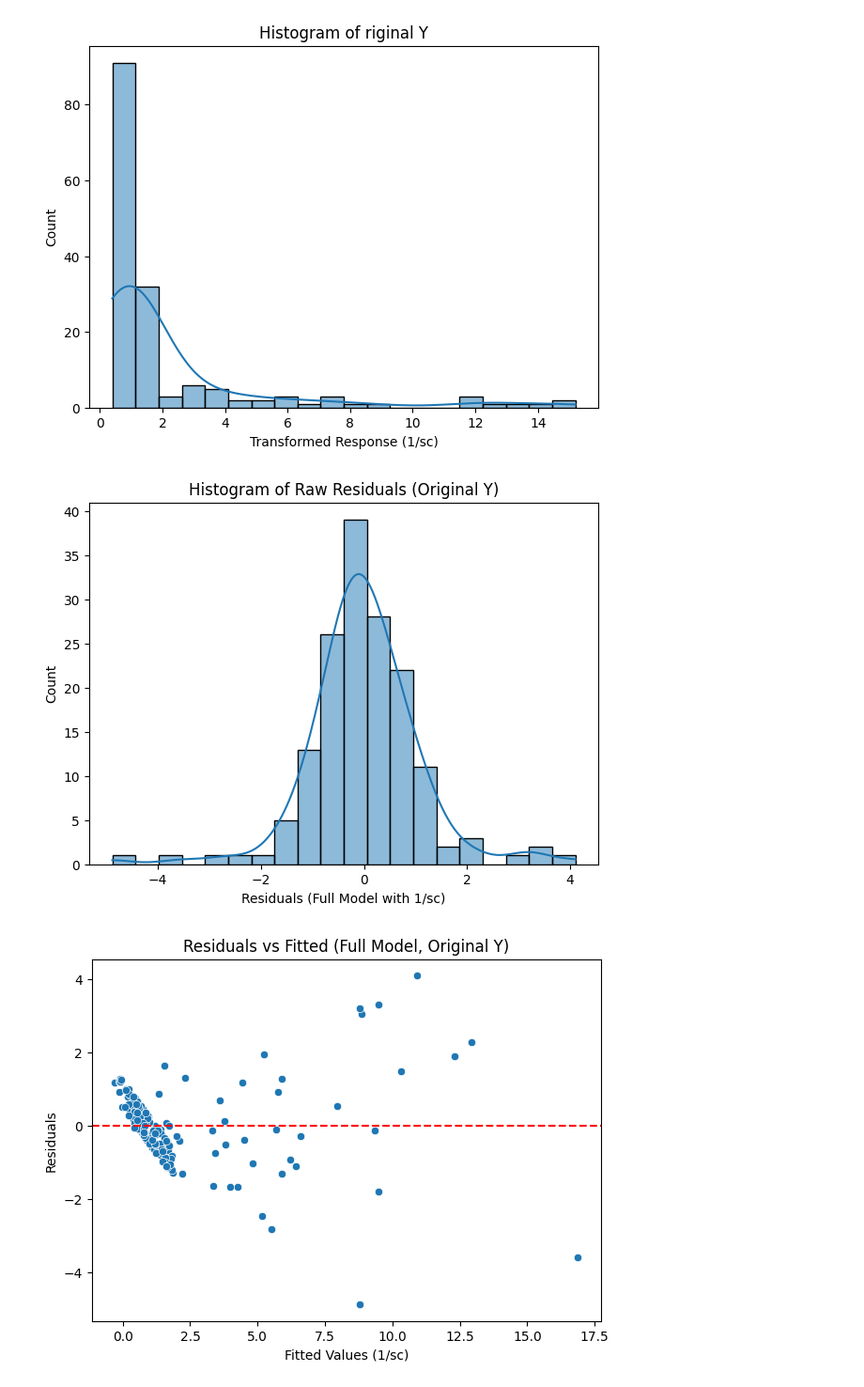
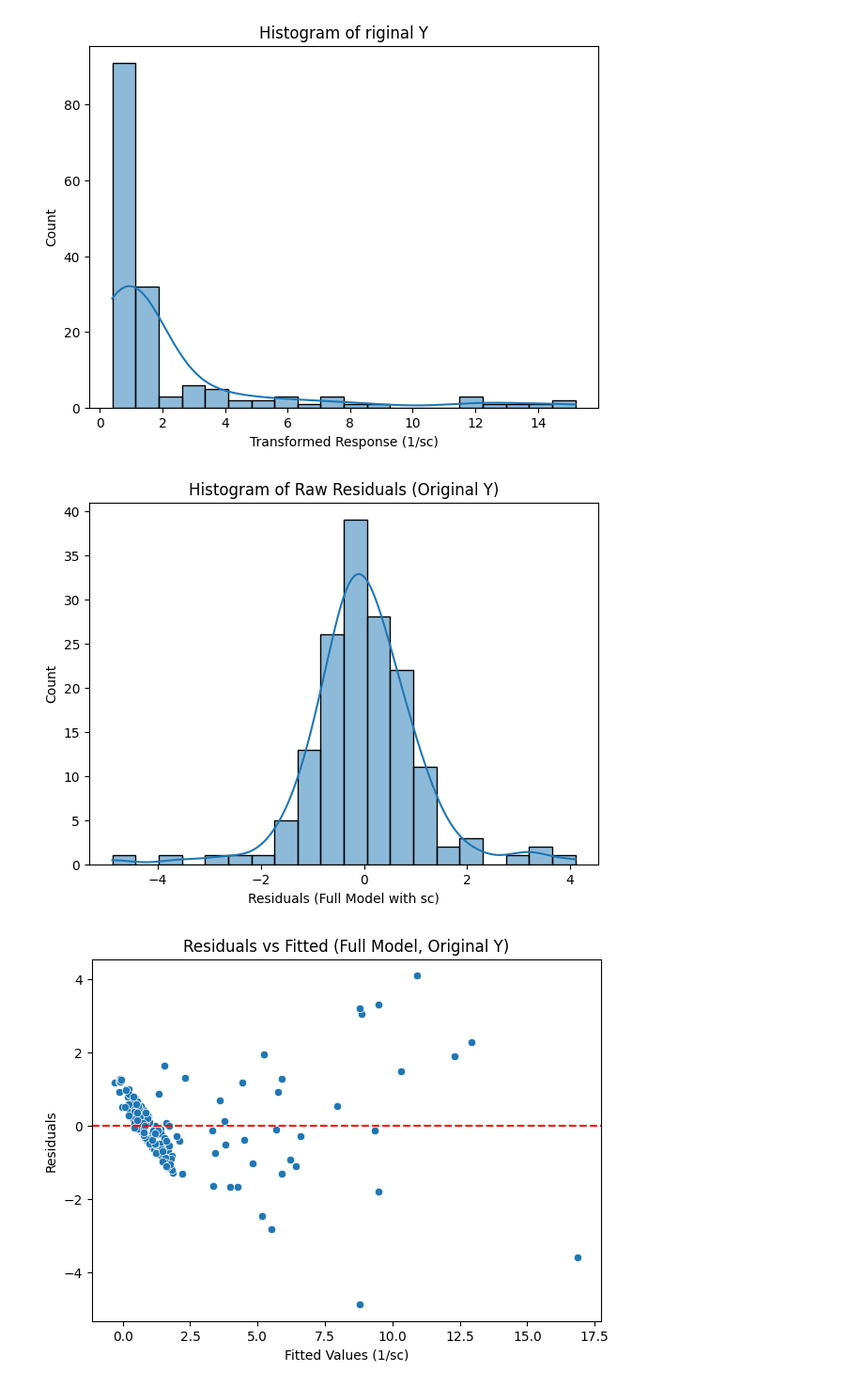
Before and after one commit to namrata0516/kidney_failure_analysis, a Jupyter notebook: originalmodel.ipynb, the cells around one changed output. Shown at 94% size. Cells and saved outputs as stored; diff of their text form; code cells hidden in the pictures.

```diff
--- a/originalmodel.ipynb
+++ b/originalmodel.ipynb
@@ -136,14 +136,14 @@ plt.show()
 # %%
 # Histogram of residuals from the full model with transformed Y
 residuals_trans = full_model_trans.resid
 
 plt.figure(figsize=(7,5))
 sns.histplot(residuals_trans, kde=True, bins=20)
-plt.xlabel("Residuals (Full Model with 1/sc)")
+plt.xlabel("Residuals (Full Model with sc)")
 plt.title("Histogram of Raw Residuals (Original Y)")
 plt.show()
 # %% [output]
-[figure, old version]
+[figure, new version]
 # %%
 fitted_vals = full_model_trans.fittedvalues
 residuals = full_model_trans.resid
```
Also changed, not shown: parts of 3 cells of this notebook, 1 other file.
